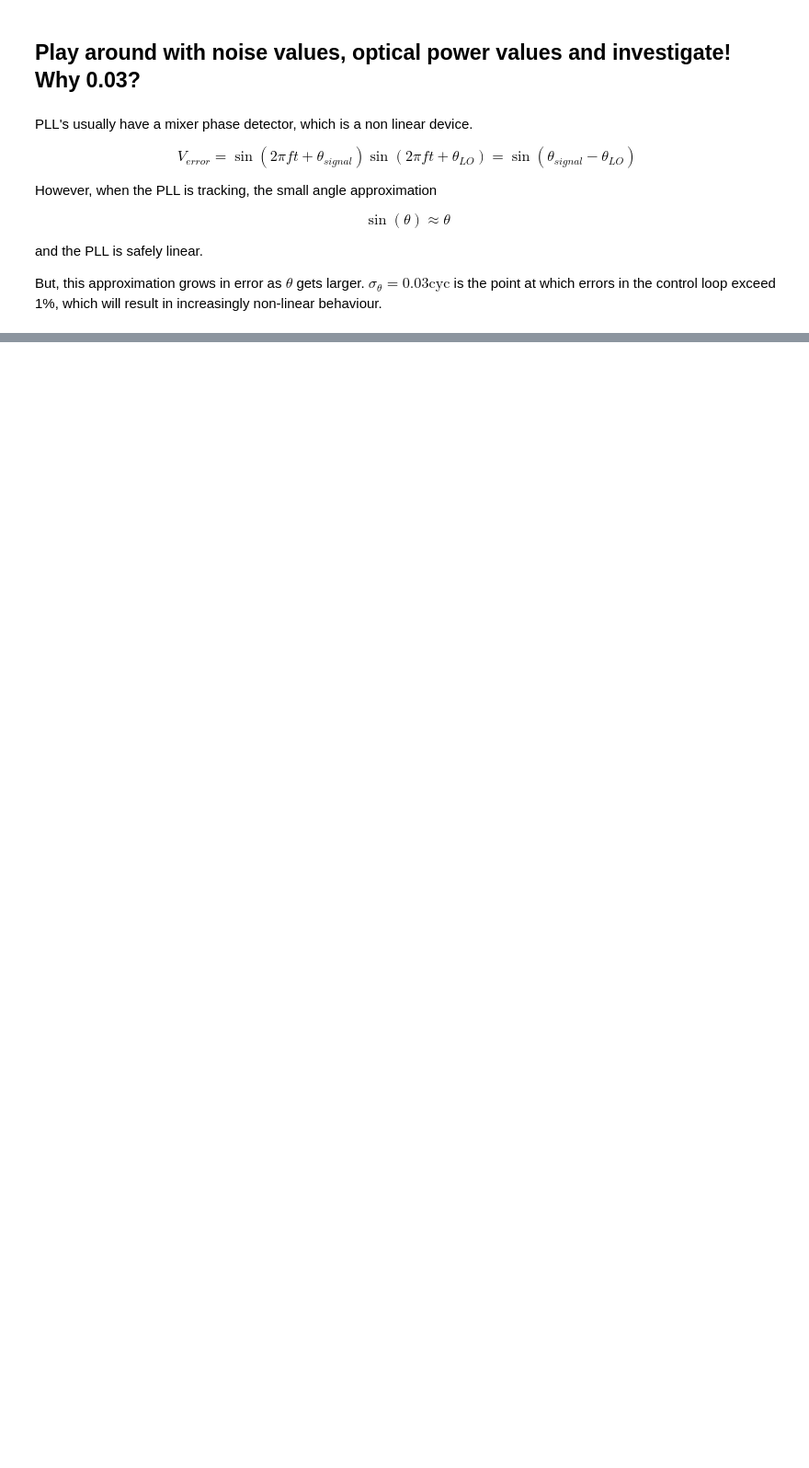
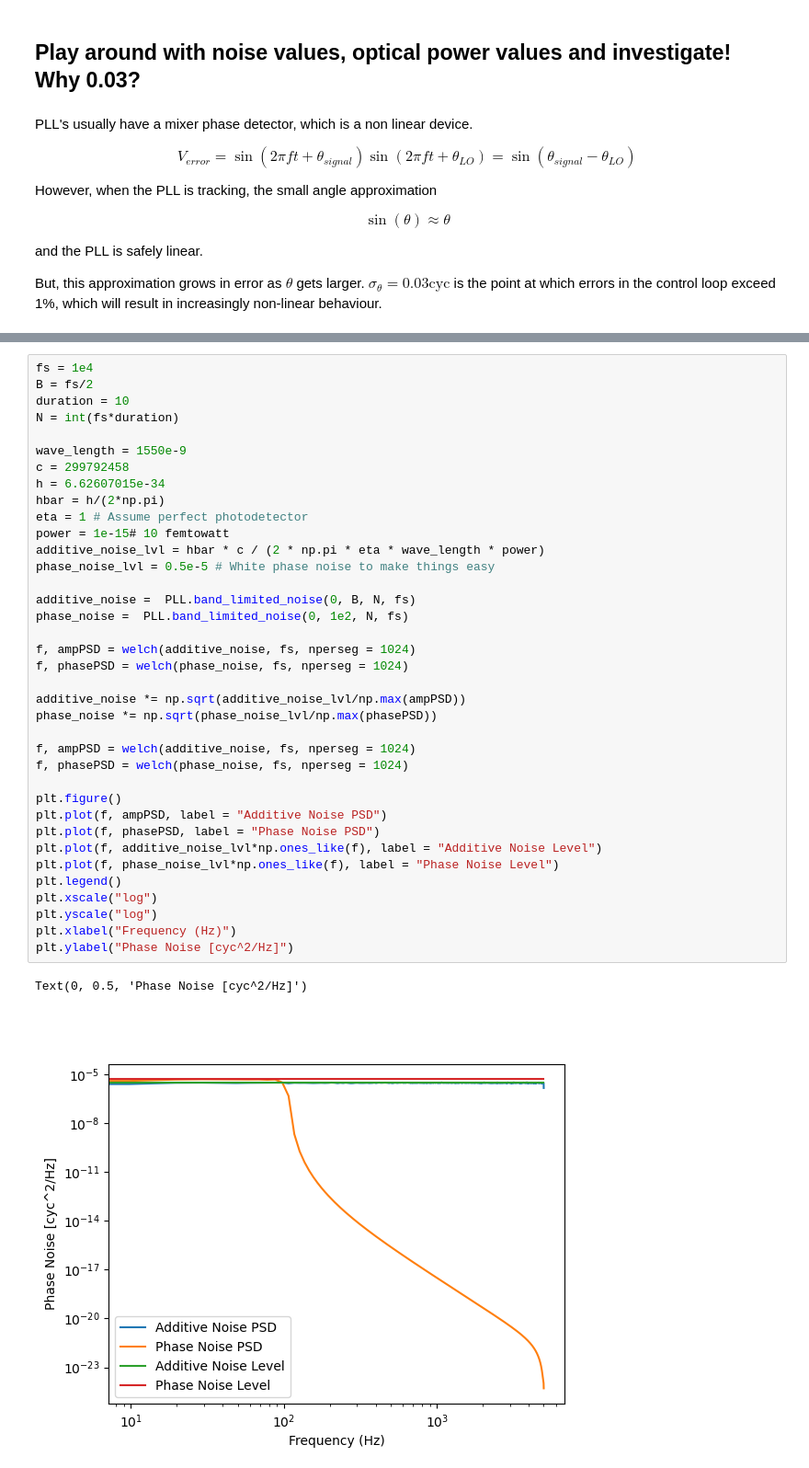
Before and after one commit to Shawn-McSorley/weakLight_seminar, a Jupyter notebook: weakLight_seminar.ipynb, the cells around one changed output, grey strips where cells are left out. Shown at 92% size. Drawn from its saved outputs; the diff is of its cells as text; blank space fills up the shorter version.

```diff
--- a/weakLight_seminar.ipynb
+++ b/weakLight_seminar.ipynb
@@ -628,0 +742,40 @@ But, this approximation grows in error as $\theta$ gets larger. $\sigma_{\theta}
+# %%
+fs = 1e4
+B = fs/2
+duration = 10
+N = int(fs*duration)
+
+wave_length = 1550e-9
+c = 299792458
+h = 6.62607015e-34
+hbar = h/(2*np.pi)
+eta = 1 # Assume perfect photodetector
+power = 1e-15# 10 femtowatt
+additive_noise_lvl = hbar * c / (2 * np.pi * eta * wave_length * power)
+phase_noise_lvl = 0.5e-5 # White phase noise to make things easy
+
+additive_noise =  PLL.band_limited_noise(0, B, N, fs)
+phase_noise =  PLL.band_limited_noise(0, 1e2, N, fs)
+
+f, ampPSD = welch(additive_noise, fs, nperseg = 1024)
+f, phasePSD = welch(phase_noise, fs, nperseg = 1024)
+
+additive_noise *= np.sqrt(additive_noise_lvl/np.max(ampPSD))
+phase_noise *= np.sqrt(phase_noise_lvl/np.max(phasePSD))
+
+f, ampPSD = welch(additive_noise, fs, nperseg = 1024)
+f, phasePSD = welch(phase_noise, fs, nperseg = 1024)
+
+plt.figure()
+plt.plot(f, ampPSD, label = "Additive Noise PSD")
+plt.plot(f, phasePSD, label = "Phase Noise PSD")
+plt.plot(f, additive_noise_lvl*np.ones_like(f), label = "Additive Noise Level")
+plt.plot(f, phase_noise_lvl*np.ones_like(f), label = "Phase Noise Level")
+plt.legend()
+plt.xscale("log")
+plt.yscale("log")
+plt.xlabel("Frequency (Hz)")
+plt.ylabel("Phase Noise [cyc^2/Hz]")
+# %% [output]
+Text(0, 0.5, 'Phase Noise [cyc^2/Hz]')
+[figure, added]
```
Also changed, not shown: parts of 16 cells of this notebook, 7 other files.
